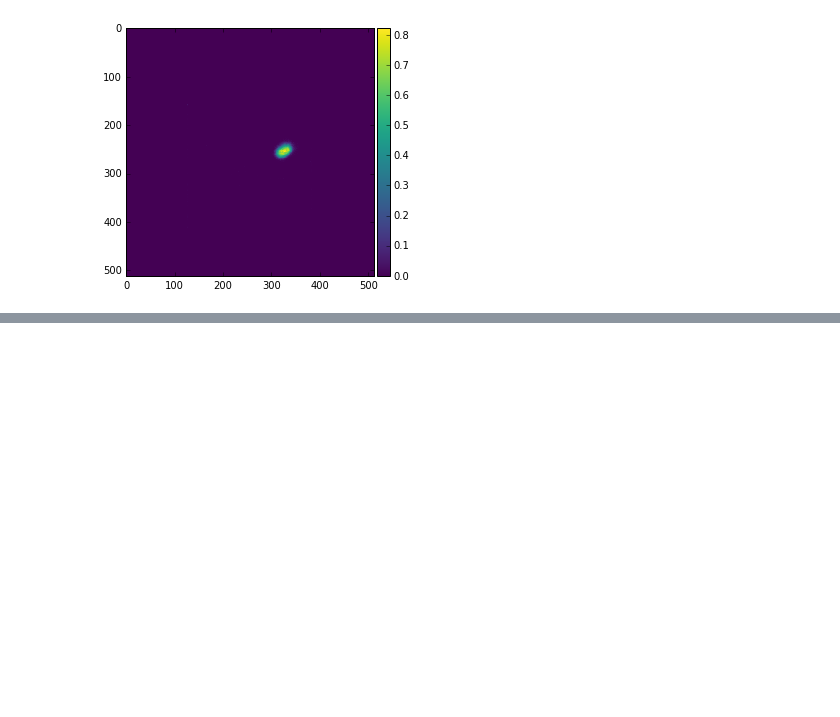
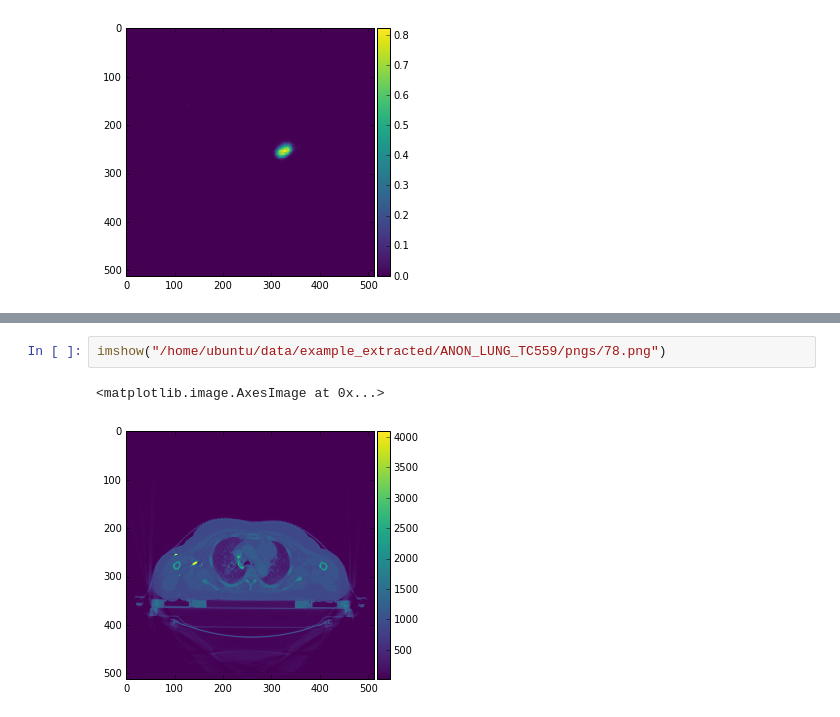
Before and after one commit to topcoderinc/Harvard-HMS-LC-MM1-Public, a Jupyter notebook: 2nd_Place_ovfm/src/Validate.ipynb, the cells around one changed output, grey strips where cells are left out. Drawn from its saved outputs; the diff is of its cells as text; blank space fills up the shorter version.

```diff
--- a/2nd_Place_ovfm/src/Validate.ipynb
+++ b/2nd_Place_ovfm/src/Validate.ipynb
@@ -62,0 +68,5 @@ imshow(x)
+# %%
+imshow("/home/ubuntu/data/example_extracted/ANON_LUNG_TC559/pngs/78.png")
+# %% [output]
+<matplotlib.image.AxesImage at 0x...>
+[figure, added]
```
Also changed, not shown: parts of 2 cells of this notebook, 10 other files.
